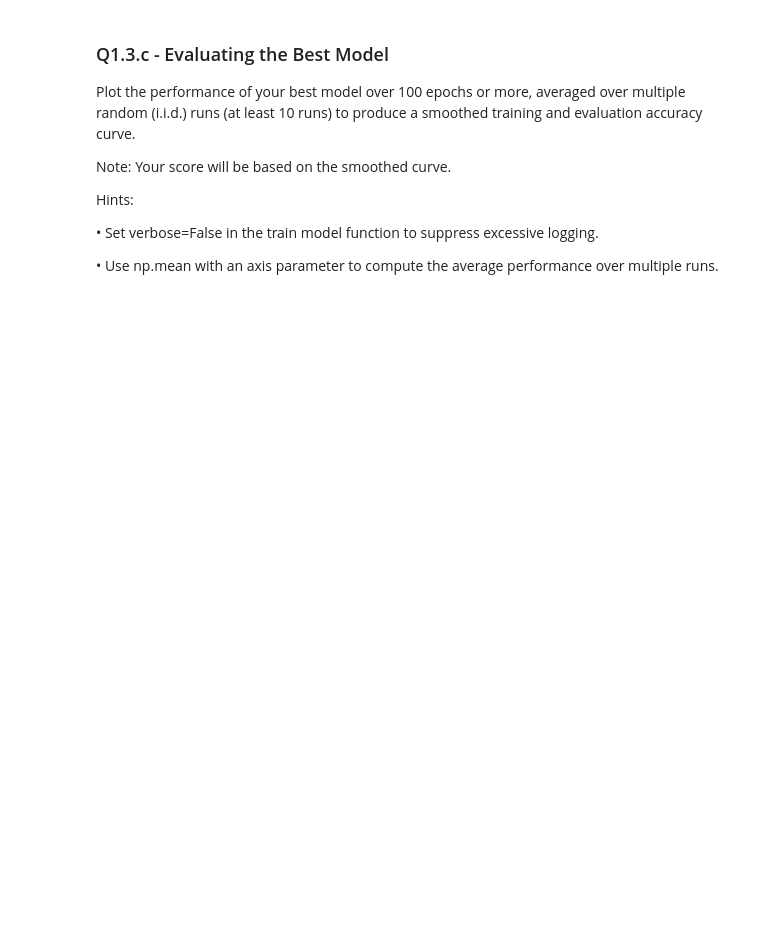
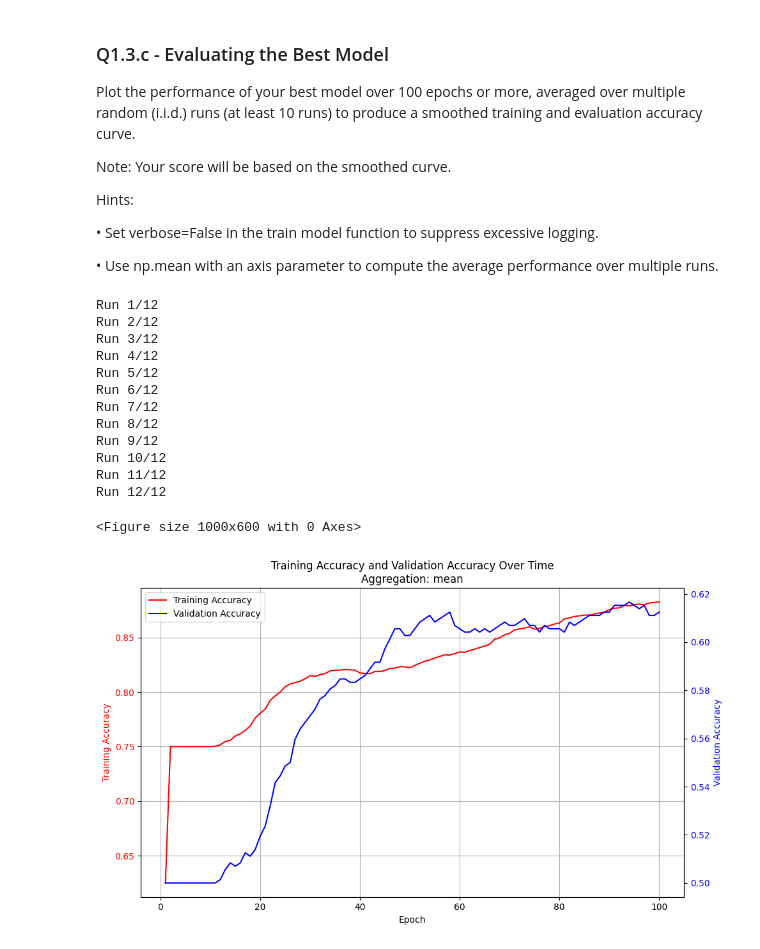
Before and after one commit to yingyan797/graph-learning, a Jupyter notebook: q1_graph_classification.ipynb, the cells around one changed output. Drawn from its saved outputs; the diff is of its cells as text; code cells hidden in the pictures; blank space fills up the shorter version.

```diff
--- a/q1_graph_classification.ipynb
+++ b/q1_graph_classification.ipynb
@@ -763,0 +822,46 @@ plot_training_and_validation(averaged_train_acc, averaged_eval_acc)
+# %%
+# SOLUTION Q1.3.c - Smooth Curve
+
+# ####################################################
+# MODIFY THE CODE BELOW
+# ####################################################
+num_runs = 12
+num_epochs = 100
+train_acc, eval_acc = [[] for _ in range(num_runs)], [[] for _ in range(num_runs)]
+agg = "mean"
+for run in range(num_runs):
+    print(f"Run {run+1}/{num_runs}")
+    model = MyGraphNeuralNetwork2(input_dim, 64, 4)
+    optimizer = optim.Adamax(model.parameters(), lr=0.001)
+    # lr_sched = optim.lr_scheduler.CosineAnnealingWarmRestarts(optimizer, 5)
+    for epoch in range(num_epochs):
+        loss = train_epoch(model, train_data, optimizer, criterion, graph_aggregation_method=agg)
+        train_acc[run].append(test(model, train_data)[-1])
+        eval_acc[run].append(test(model, eval_data)[-1])
+        # lr_sched.step(epoch)
+
+with open("data/perf1.json", "w") as f:
+    json.dump({"train_acc": train_acc, "eval_acc": eval_acc}, f)
+# Call this function in the end (with the averaged values)
+averaged_train_acc = np.array(train_acc).mean(0)
+averaged_eval_acc = np.array(eval_acc).mean(0)
+plot_training_and_validation(averaged_train_acc, averaged_eval_acc, agg)
+
+# ####################################################
+# END OF MODIFICATION
+# ####################################################
+# %% [output]
+Run 1/12
+Run 2/12
+Run 3/12
+Run 4/12
+Run 5/12
+Run 6/12
+Run 7/12
+Run 8/12
+Run 9/12
+Run 10/12
+Run 11/12
+Run 12/12
+<Figure size 1000x600 with 0 Axes>
+[figure, added]
```
Also changed, not shown: parts of 9 cells of this notebook, 1 other file.
